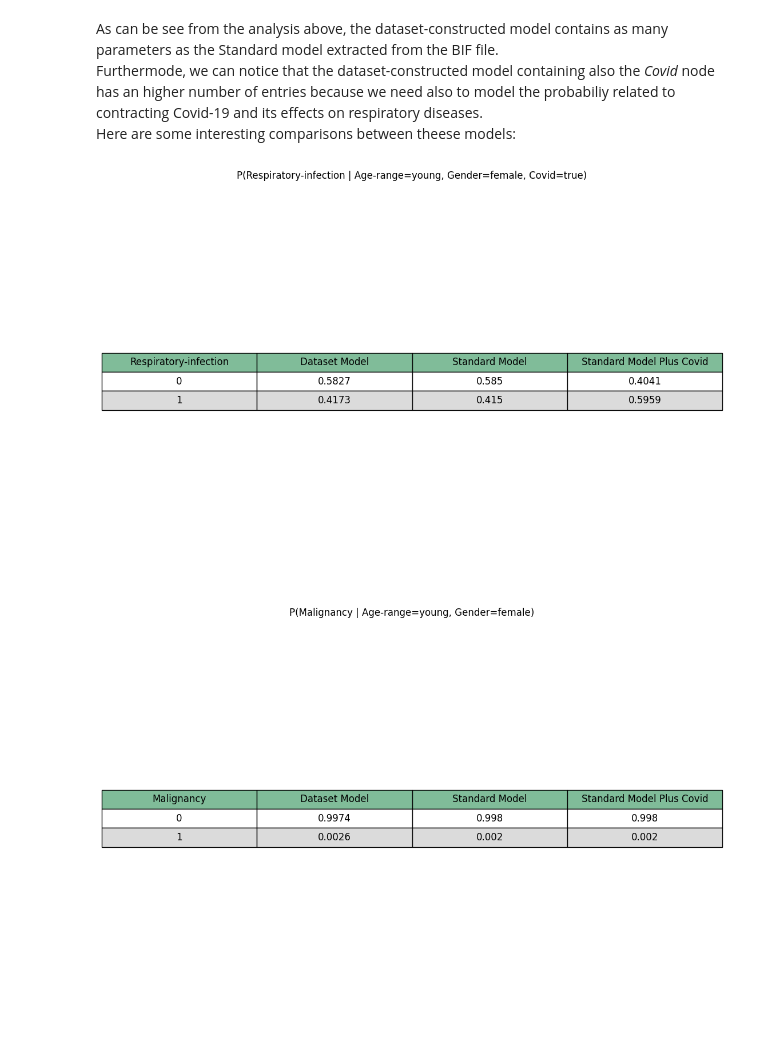
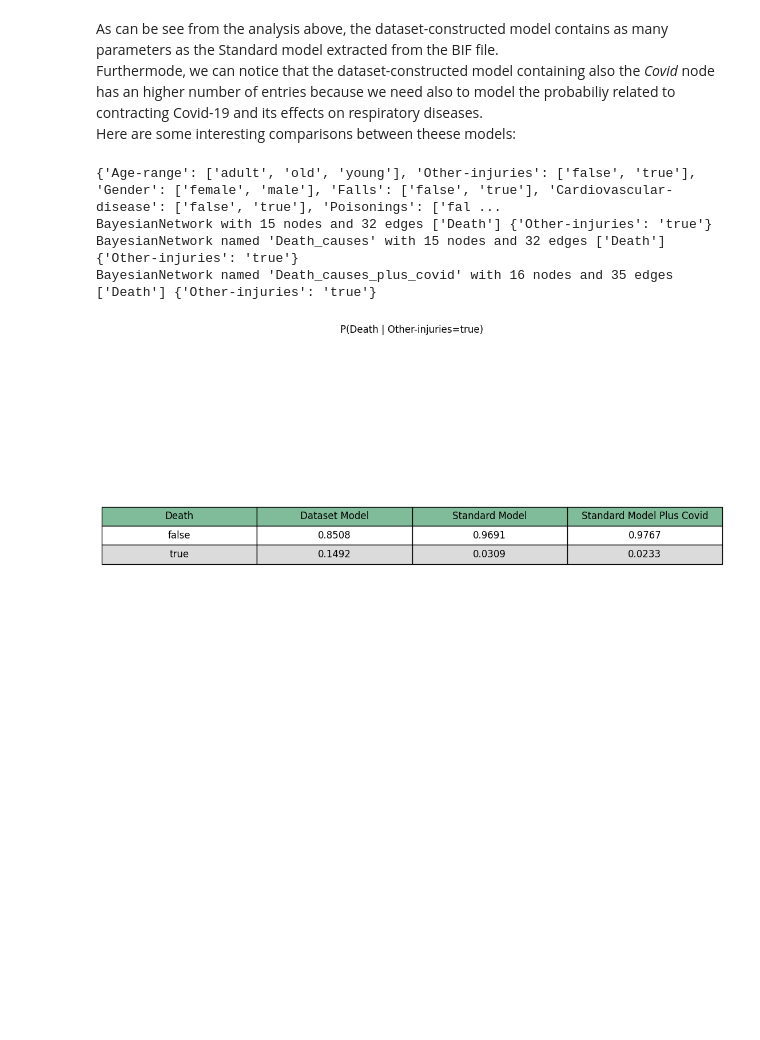
Before and after one commit to AndreaZecca/ByeBayes, a Jupyter notebook: project.ipynb, the cells around one changed output. Cells and saved outputs as stored; diff of their text form; code cells hidden in the pictures; blank space fills up the shorter version.

```diff
--- a/project.ipynb
+++ b/project.ipynb
@@ -293,6 +302,21 @@ plt.show()
 # %%
 mc_model.cpds = []
 
+dataset = pd.read_csv("./data/dataset.csv", dtype={
+    'Falls': str,
+    'Poisonings': str,
+    'Nature-force': str,
+    'Cardiovascular-disease': str,
+    'Malignancy': str,
+    'Respiratory-infection': str,
+    'Transport-incident': str,
+    'Sickness': str,
+    'Other-injuries': str,
+    'Unintentional-injuries': str,
+    'Other-sickness': str,
+    'SHV': str,
+    'Death': str
+})
 d = dataset.drop("ID",axis=1)
 
 mc_model.fit(data=d,
@@ -569,18 +609,23 @@ Here are some interesting comparisons between theese models:
 # %%
 models = [
     Model(model=dataset_model, name="Dataset Model"),
     Model(model=standard_model, name="Standard Model"),
     Model(model=covid_model, name="Standard Model Plus Covid")
 ]
 
 # for model in models:
 #     print(model.name)
 #     for cpd in model.model.get_cpds():
 #         print_cpd_table(cpd, model.name)
 #     print("\n\n")
 
-plot_tables(models, ["Respiratory-infection"], {"Age-range":"young", "Gender":"female", "Covid": "true"})
-plot_tables(models, ["Malignancy"], {"Age-range":"young", "Gender":"female"})
+completeQueriesGenerator(models[0].model, [])
+plot_tables(models, ["Death"], {"Other-injuries":"true"})
+# plot_tables(models, ["Malignancy"], {"Age-range":"young", "Gender":"female"})
+# plot_tables(models, ["Death"], {"Other-injuries":"true"})
 # %% [output]
+{'Age-range': ['adult', 'old', 'young'], 'Other-injuries': ['false', 'true'], 'Gender': ['female', 'male'], 'Falls': ['false', 'true'], 'Cardiovascular-disease': ['false', 'true'], 'Poisonings': ['fal ...
+BayesianNetwork with 15 nodes and 32 edges ['Death'] {'Other-injuries': 'true'}
+BayesianNetwork named 'Death_causes' with 15 nodes and 32 edges ['Death'] {'Other-injuries': 'true'}
+BayesianNetwork named 'Death_causes_plus_covid' with 16 nodes and 35 edges ['Death'] {'Other-injuries': 'true'}
-[figure, old version]
+[figure, new version]
-[figure, removed]
```
Also changed, not shown: parts of 6 cells of this notebook, 4 other files.
